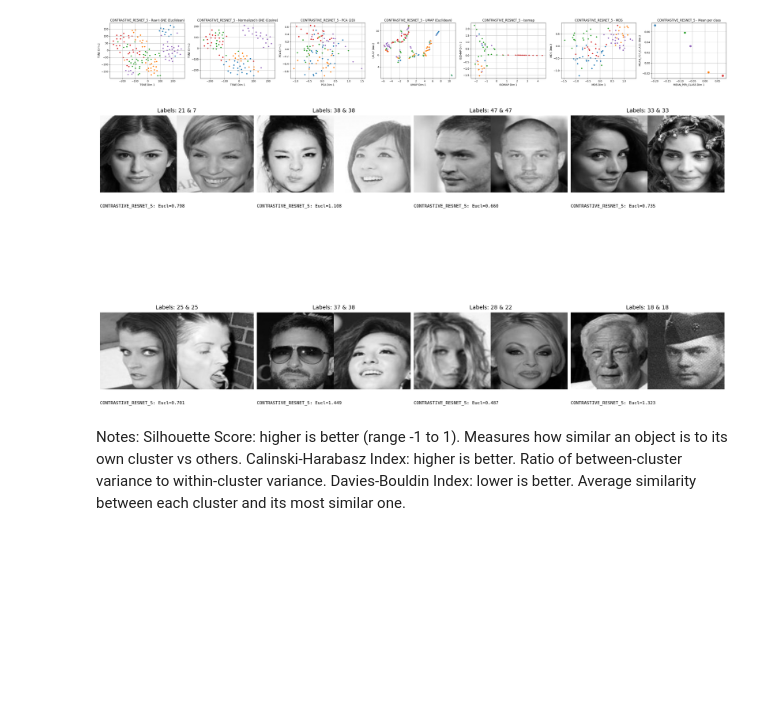
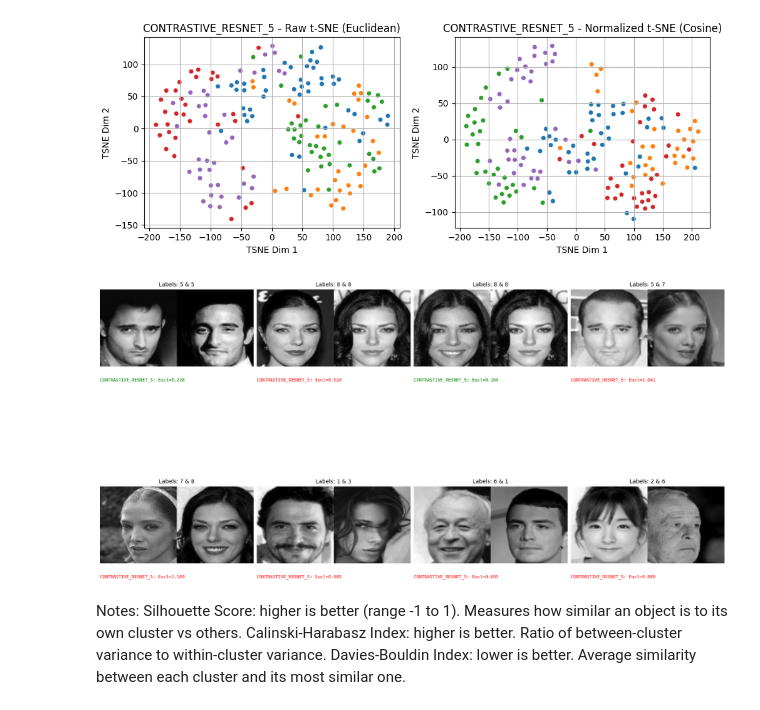
Before and after one commit to armanniaruhi/RAML, a Jupyter notebook: inference.ipynb, the cells around one changed output. Cells and saved outputs as stored; diff of their text form; code cells hidden in the pictures; blank space fills up the shorter version.

```diff
--- a/inference.ipynb
+++ b/inference.ipynb
@@ -120,16 +120,18 @@ set_seed(42)
 # %%
 from src.preprocessing.dataLoader_vi import SiameseNetworkDataset
 if DATASET_NAME == "celebA":
-    train_loader, val_loader, test_loader = get_partitioned_dataloaders(
-    image_dir=IMAGE_DIR,
-    label_file=LABEL_FILE,
-    partition_file=PARTITION_FILE,
-    transform= None,
-    m_per_sample=8,
-    batch_size=32,
-    num_identities=500,
-    seed=42
-)
+    transformation = transforms.Compose([
+    transforms.Resize([224, 224]),
+    CenterZoom(),
+    transforms.ToTensor(),
+    transforms.Normalize(mean=[0.485, 0.456, 0.406],
+                         std=[0.229, 0.224, 0.225]),
+])
+    # Locate the test dataset and load it into the SiameseNetworkDataset
+    folder_dataset_test = datasets.ImageFolder(root="data/celeba/output_images_by_label/test")
+    siamese_dataset = SiameseNetworkDataset(imageFolderDataset=folder_dataset_test,
+                                            transform=transformation)
+    test_loader = DataLoader(siamese_dataset, num_workers=0, batch_size=1, shuffle=True)
     # plot_all(train_loader=train_loader)
 else:
 
@@ -153,7 +155,7 @@ else:
 ])
 
     # Locate the test dataset and load it into the SiameseNetworkDataset
-    folder_dataset_test = datasets.ImageFolder(root="data/v2/faces/training/")
+    folder_dataset_test = datasets.ImageFolder(root="data/celeba/output_images_by_label/test")
     siamese_dataset = SiameseNetworkDataset(imageFolderDataset=folder_dataset_test,
                                             transform=transformation)
     test_loader = DataLoader(siamese_dataset, num_workers=0, batch_size=1, shuffle=True)
@@ -294,9 +198,9 @@ euclid_inter_all = {}
 # Load model helper
 def load_model(model_path):
     if "RESNET" in model_path:
-        model = SiameseNetwork(loss_type=model_path).to(DEVICE)
+        model = SiameseNetwork().to(DEVICE)
     else:
-        model = SiameseNetworkOwn(loss_type=model_path).to(DEVICE)
+        model = SiameseNetworkOwn().to(DEVICE)
     checkpoint = torch.load(model_path, map_location=DEVICE)
     model.load_state_dict(checkpoint["model_state_dict"])
     model.eval()
@@ -314,7 +218,7 @@ for model_path in MODEL_PATH:
     all_labels = []
 
     with torch.no_grad():
-        for img0, img1, _, label0, label1 in tqdm(val_loader, desc="Extracting embeddings"):
+        for img0, img1, _, label0, label1 in tqdm(test_loader, desc="Extracting embeddings"):
             img0, img1 = img0.to(DEVICE), img1.to(DEVICE)
             label0, label1 = label0.to(DEVICE), label1.to(DEVICE)
 
@@ -548,11 +377,11 @@ def plot_all_models_multiple_representations(all_embeddings_dict, all_labels_dic
     reps = [
         ("Raw t-SNE (Euclidean)", "tsne", "euclidean"),
         ("Normalized t-SNE (Cosine)", "tsne", "cosine"),
-        ("PCA (2D)", "pca", None),
-        ("UMAP (Euclidean)", "umap", "euclidean"),
-        ("Isomap", "isomap", None),
-        ("MDS", "mds", None),
-        ("Mean per class", "mean_per_class", None)
+        #("PCA (2D)", "pca", None),
+        #("UMAP (Euclidean)", "umap", "euclidean"),
+        #("Isomap", "isomap", None),
+        #("MDS", "mds", None),
+        #("Mean per class", "mean_per_class", None)
     ]
 
     cols = len(reps)
@@ -561,34 +390,34 @@ def plot_all_models_multiple_representations(all_embeddings_dict, all_labels_dic
     fig, axs = plt.subplots(rows, cols, figsize=(cols * 5, rows * 4))
 
     for row_i, model_name in enumerate(model_names):
         embeddings = all_embeddings_dict[model_name]
         labels = all_labels_dict[model_name]
 
         if hasattr(embeddings, "cpu"):
             embeddings = embeddings.cpu()
         if hasattr(labels, "cpu"):
             labels = labels.cpu()
         X_raw = embeddings.numpy()
         y = labels.numpy()
 
         # L2 normalize embeddings for cosine if needed
         X_norm = F.normalize(torch.tensor(X_raw), p=2, dim=1).numpy()
 
         for col_i, (title, method, metric) in enumerate(reps):
             ax = axs[row_i, col_i] if rows > 1 else axs[col_i]
 
             if "Normalized" in title:
                 plot_embedding_representation(ax, X_norm, y, f"{model_name} - {title}", method=method, metric=metric, num_labels=num_labels)
             else:
                 plot_embedding_representation(ax, X_raw, y, f"{model_name} - {title}", method=method, metric=metric, num_labels=num_labels)
 
     plt.tight_layout()
     plt.show()
 
 # Usage example:
 plot_all_models_multiple_representations(all_embeddings_dict, all_labels_dict, num_labels=5)
 # %% [output]
-[figure, old version]
+[figure, new version]
 # %%
 # Showing images
 def imshow(img, text=None):
@@ -680,13 +509,15 @@ def plot_samples_with_metrics(test_loader, models_dict, n_samples=8, n_cols=4):
             lines = []
             for model_name, (euclid, cos_sim) in metrics.items():
                 if "CONTRASTIVE" in model_name:
+                    similarity_symbol = "✓" if euclid < 0.5 else "✗"
+                    symbol_color = "green" if euclid < 0.5 else "red"
                     line = f"{model_name}: Eucl={euclid:.3f}"
                 else:
                     # Add green tick or red cross based on cosine similarity
                     similarity_symbol = "✓" if cos_sim > 0.45 else "✗"
                     symbol_color = "green" if cos_sim > 0.45 else "red"
                     line = f"{model_name}: Eucl={euclid:.3f}, CosSim={cos_sim:.3f} {similarity_symbol}"
-                lines.append((line, symbol_color if "CONTRASTIVE" not in model_name else 'black'))
+                lines.append((line, symbol_color))
 
             for j, (line, color) in enumerate(lines):
                 ax.text(text_x, text_y - j*0.12, line, transform=ax.transAxes,
@@ -701,7 +532,7 @@ def plot_samples_with_metrics(test_loader, models_dict, n_samples=8, n_cols=4):
 # Run for the first 5 samples (adjust n_samples as needed)
 plot_samples_with_metrics(test_loader, models_dict, n_samples=8, n_cols=4)
 # %% [output]
-[figure, old version]
+[figure, new version]
 # %% [markdown]
 Notes:
 Silhouette Score: higher is better (range -1 to 1). Measures how similar an object is to its own cluster vs others.
```
Also changed, not shown: parts of 7 cells of this notebook, 6 other files.
